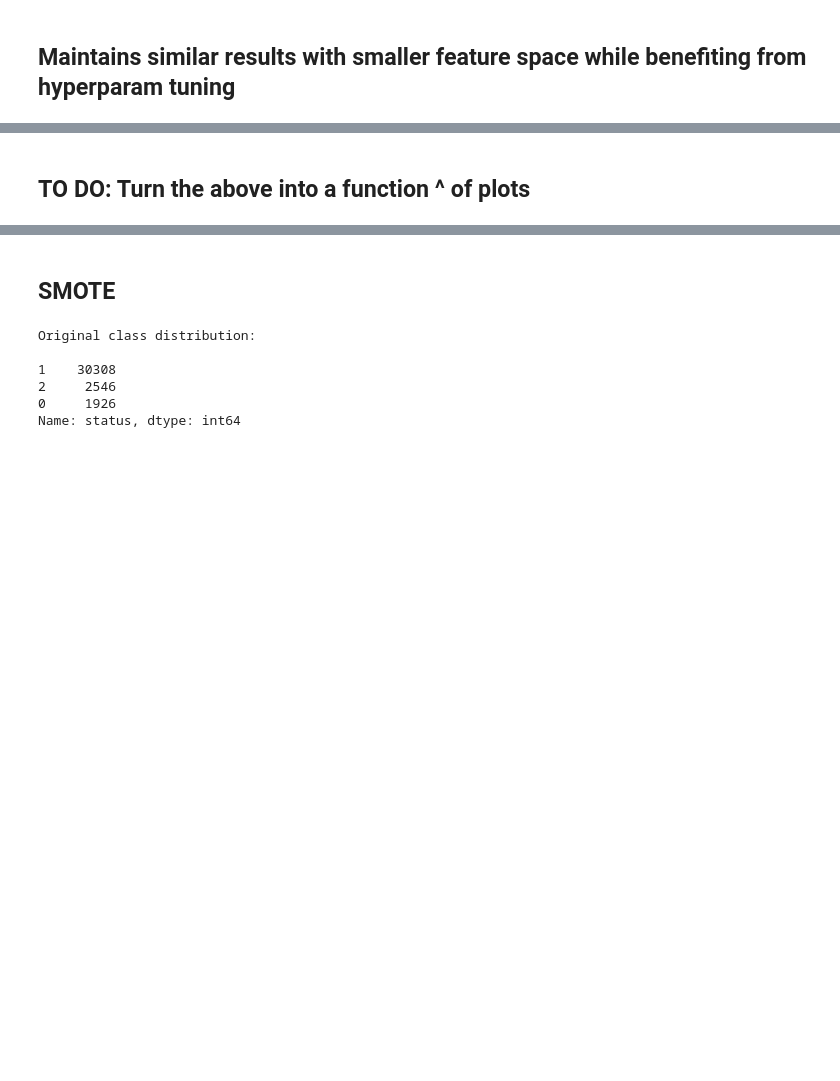
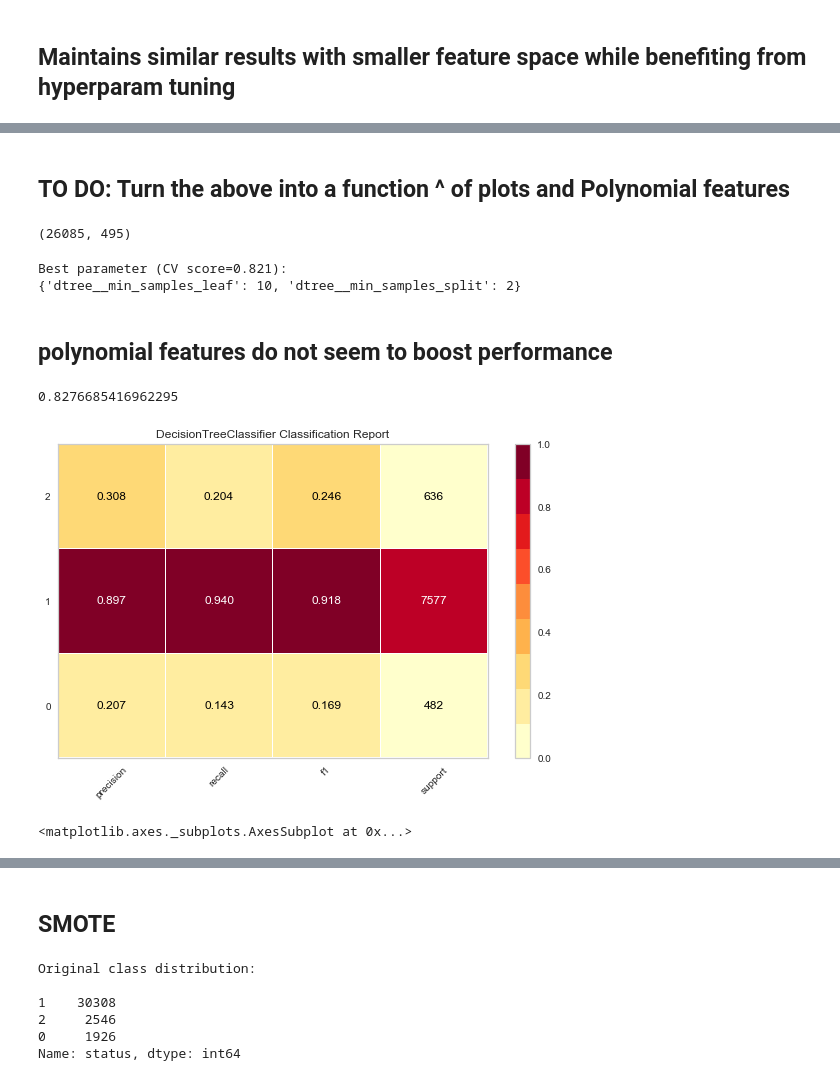
Before and after one commit to MichaelBurak/crunchbase-analysis, a Jupyter notebook: crunchbase-analysis.ipynb, the cells around one changed output, grey strips where cells are left out. Cells and saved outputs as stored; diff of their text form; code cells hidden in the pictures; blank space fills up the shorter version.

```diff
--- a/crunchbase-analysis.ipynb
+++ b/crunchbase-analysis.ipynb
@@ -1200,3 +1205,51 @@ viz.show()
 <matplotlib.axes._subplots.AxesSubplot at 0x...>
 # %% [markdown]
-## TO DO: Turn the above into a function ^ of plots
+## TO DO: Turn the above into a function ^ of plots and Polynomial features
+# %%
+from sklearn.preprocessing import PolynomialFeatures
+poly = PolynomialFeatures(degree=2, include_bias=False)
+X_train_poly = poly.fit_transform(X_train_pca)
+X_test_poly = poly.transform(X_test_pca)
+# %%
+X_train_poly.shape
+# %% [output]
+(26085, 495)
+# %%
+classifier = DecisionTreeClassifier(random_state=0)
+pipe = Pipeline([('dtree', classifier)])
+
+param_grid = {
+#     'dtree__max_depth': [1,2,5],
+    'dtree__min_samples_split': [1,2,5],
+    'dtree__min_samples_leaf': [1,4,10],
+#     'dtree__max_features': [None,50,25],
+}
+search = GridSearchCV(pipe, param_grid, n_jobs=-1, scoring=f1, cv=10)
+search.fit(X_train_poly, y_train)
+print("Best parameter (CV score=%0.3f):" % search.best_score_)
+print(search.best_params_)
+# %% [output]
+Best parameter (CV score=0.821):
+{'dtree__min_samples_leaf': 10, 'dtree__min_samples_split': 2}
+# %%
+dtree_param = {'class_weight': None, 'min_samples_leaf': 10, 'min_samples_split': 2, 'random_state':0}
+# {'class_weight': None, 'min_samples_leaf': 10, 'min_samples_split': 5, 'random_state':0}
+clf = DecisionTreeClassifier(**dtree_param)
+clf.fit(X_train_poly, y_train)
+y_pred = clf.predict(X_test_poly)
+# %% [markdown]
+## polynomial features do not seem to boost performance
+# %%
+f1_score(y_test, y_pred, average='weighted')
+# %% [output]
+0.8276685416962295
+# %%
+from yellowbrick.classifier import ClassificationReport
+visualizer = ClassificationReport(clf, classes=clf.classes_, support=True)
+
+visualizer.fit(X_train_poly, y_train)
+visualizer.score(X_test_poly, y_test)
+visualizer.show()
+# %% [output]
+[figure, added]
+<matplotlib.axes._subplots.AxesSubplot at 0x...>
```
Also changed, not shown: parts of 79 cells of this notebook.
